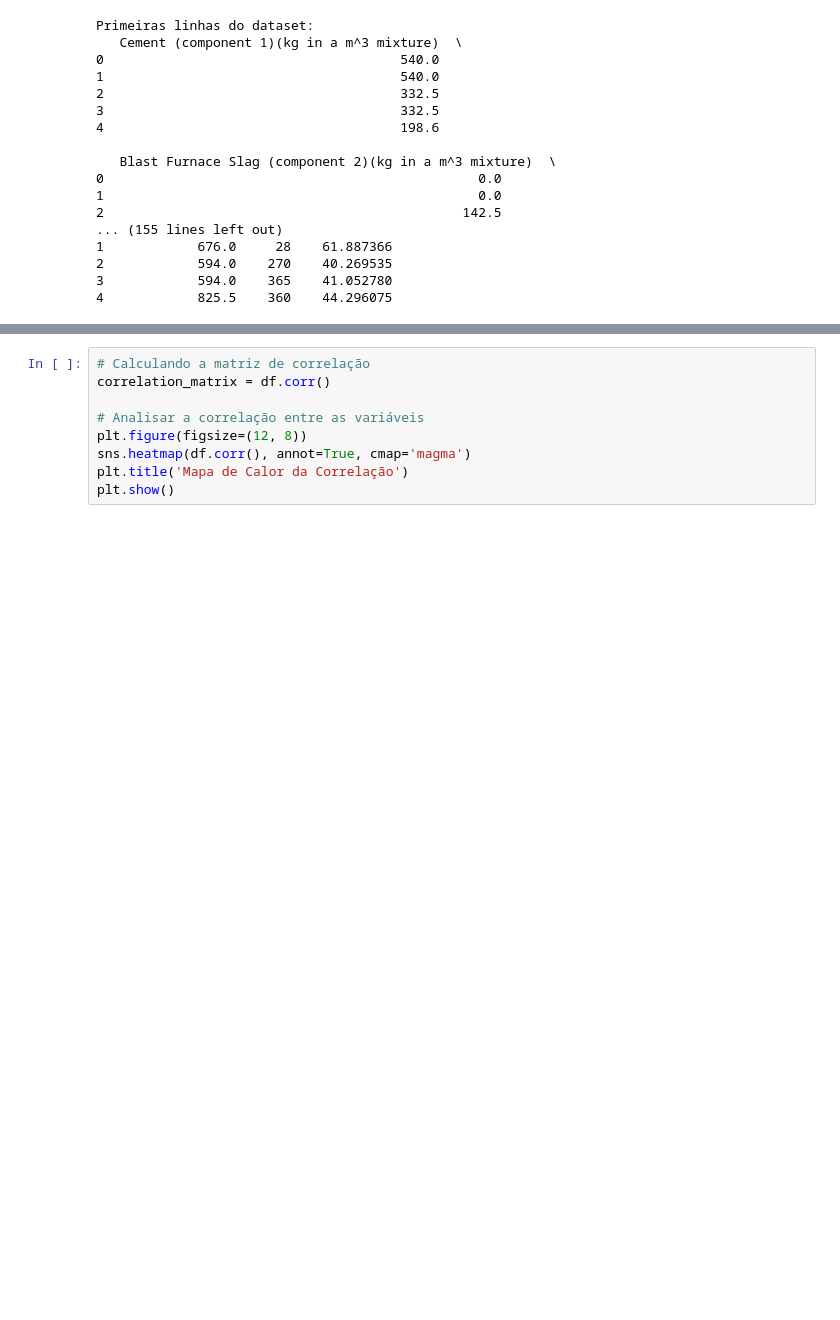
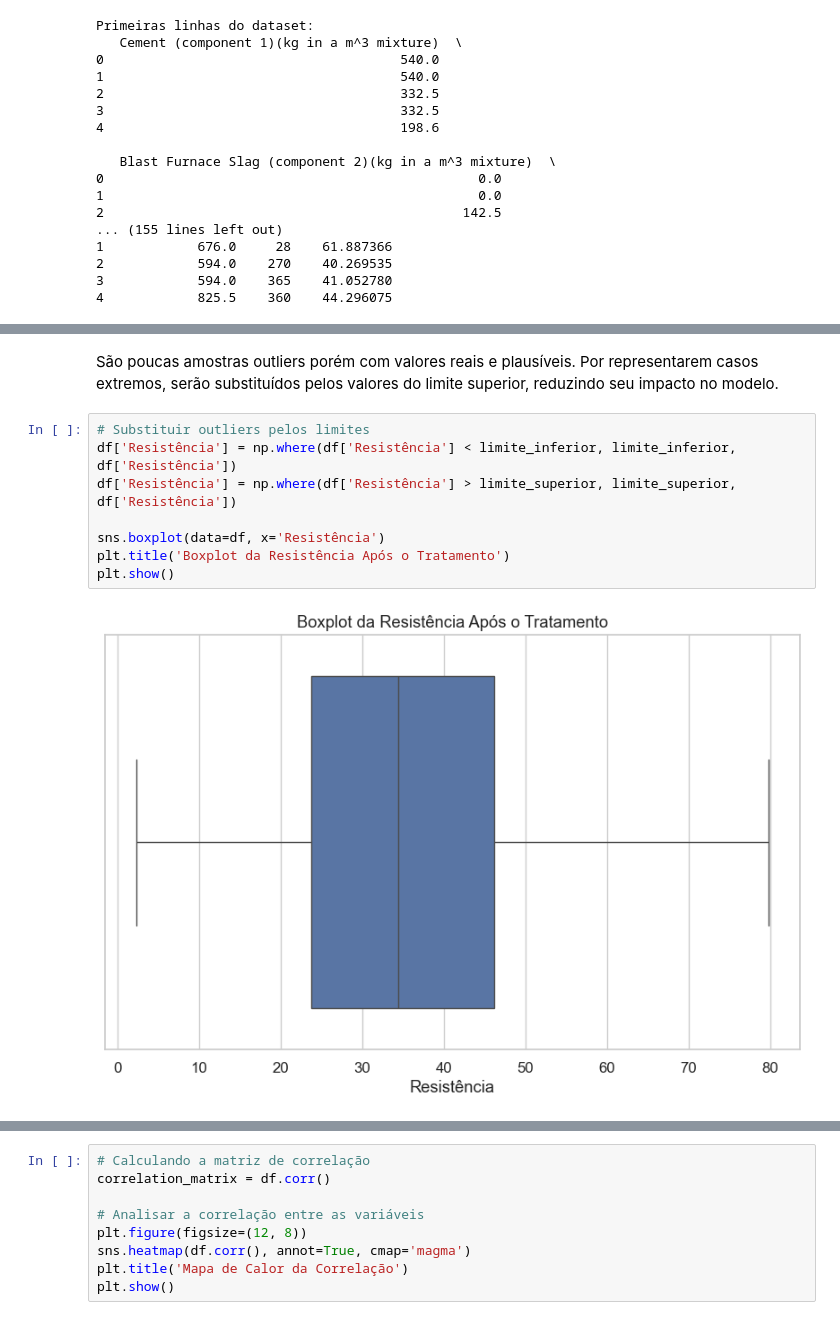
Before and after one commit to rafaeeo/Concrete_prediction, a Jupyter notebook: Concrete_Project.ipynb, the cells around one changed output, grey strips where cells are left out. Drawn from its saved outputs; the diff is of its cells as text; blank space fills up the shorter version.

```diff
--- a/Concrete_Project.ipynb
+++ b/Concrete_Project.ipynb
@@ -132,3 +156,15 @@ Dimensões do dataset: (1030, 9)
+# %% [markdown]
+São poucas amostras outliers porém com valores reais e plausíveis. Por representarem casos extremos, serão substituídos pelos valores do limite superior, reduzindo seu impacto no modelo.
+# %%
+# Substituir outliers pelos limites
+df['Resistência'] = np.where(df['Resistência'] < limite_inferior, limite_inferior, df['Resistência'])
+df['Resistência'] = np.where(df['Resistência'] > limite_superior, limite_superior, df['Resistência'])
+
+sns.boxplot(data=df, x='Resistência')
+plt.title('Boxplot da Resistência Após o Tratamento')
+plt.show()
+# %% [output]
+[figure, added]
 # %%
 # Visualizar a distribuição das variáveis
 df.hist(bins=30, figsize=(15, 10))
```
Also changed, not shown: parts of 17 cells of this notebook.
